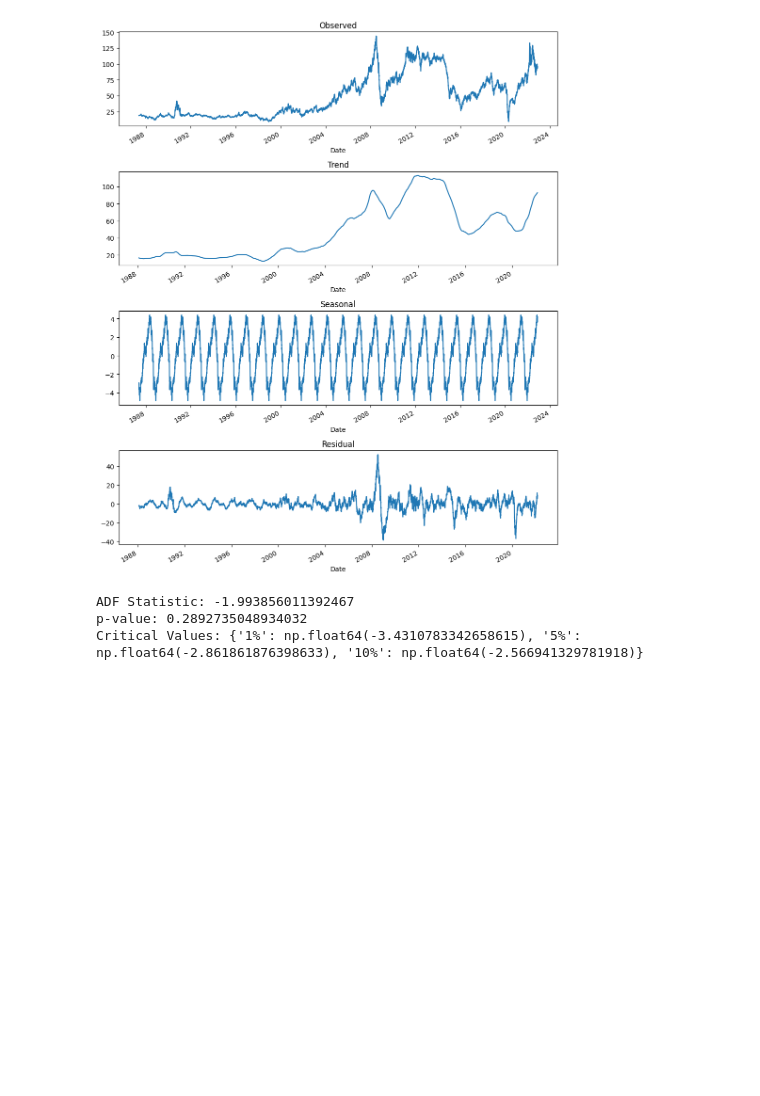
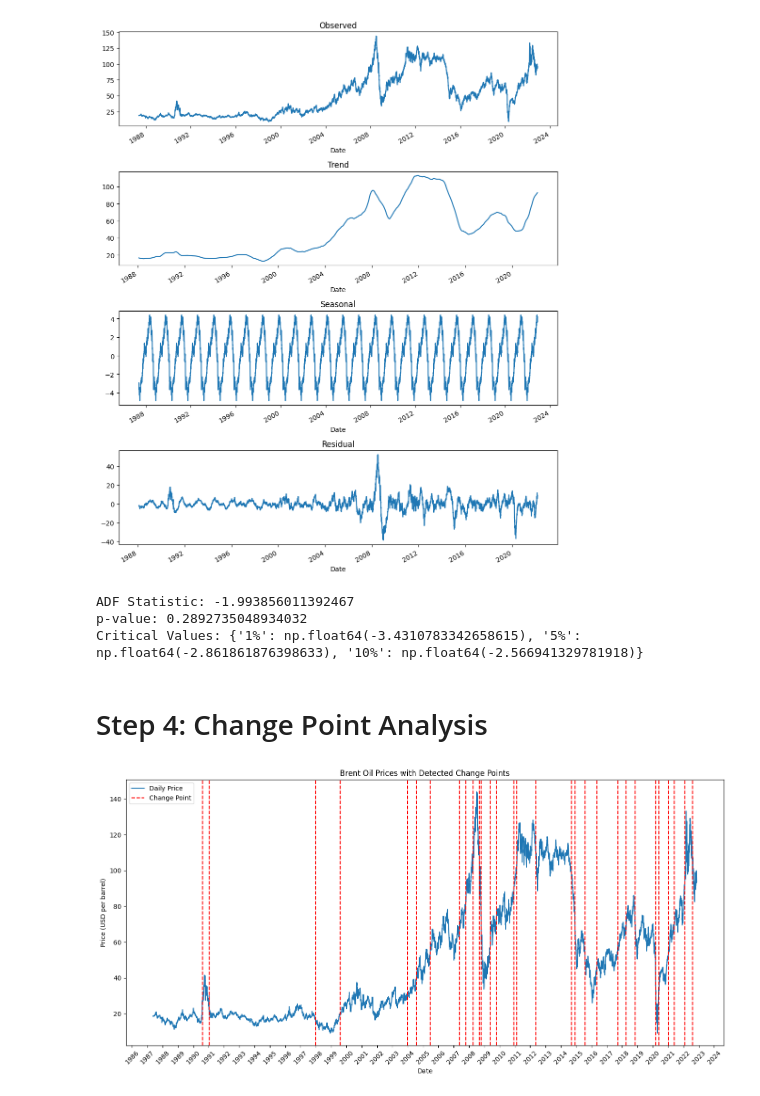
Before and after one commit to Birkity/birhan-energies-oil-price-analysis, a Jupyter notebook: notebooks/task_1.ipynb, the cells around one changed output. Saved outputs shown, nothing was run; the diff lists cells and outputs as text; code cells hidden in the pictures; blank space fills up the shorter version.

Commit message:
Identify and plot change points in Brent oil prices using PELT algorithm.

```diff
--- a/notebooks/task_1.ipynb
+++ b/notebooks/task_1.ipynb
@@ -130,3 +130,40 @@ print("Critical Values:", adf_test[4])
 ADF Statistic: -1.993856011392467
 p-value: 0.2892735048934032
 Critical Values: {'1%': np.float64(-3.4310783342658615), '5%': np.float64(-2.861861876398633), '10%': np.float64(-2.566941329781918)}
+# %% [markdown]
+# Step 4: Change Point Analysis
+# %%
+import ruptures as rpt
+import matplotlib.pyplot as plt
+import matplotlib.dates as mdates
+
+# Convert 'Price' column to a numpy array for the algorithm
+price_data = df['Price'].values
+
+# Perform change point detection using the PELT algorithm
+model = "rbf"
+algo = rpt.Pelt(model=model).fit(price_data)
+change_points = algo.predict(pen=10)
+
+# Filter change points to ensure they are within the bounds of the dataframe index
+change_points = [cp for cp in change_points if cp < len(df)]
+
+# Plot the data with detected change points
+plt.figure(figsize=(14, 7))
+plt.plot(df['Price'], label='Daily Price')
+for i, cp in enumerate(change_points):
+    plt.axvline(x=df.index[cp], color='red', linestyle='--', label='Change Point' if i == 0 else "")
+plt.title('Brent Oil Prices with Detected Change Points')
+plt.xlabel('Date')
+plt.ylabel('Price (USD per barrel)')
+plt.legend()
+
+# Set x-axis to show ticks every year with only the year format
+plt.gca().xaxis.set_major_locator(mdates.YearLocator(1))
+plt.gca().xaxis.set_major_formatter(mdates.DateFormatter('%Y'))
+
+plt.xticks(rotation=45)  # Rotate for readability
+plt.tight_layout()       # Adjust layout to fit rotated labels
+plt.show()
+# %% [output]
+[figure, added]
```
Also changed, not shown: parts of 1 cell of this notebook.
